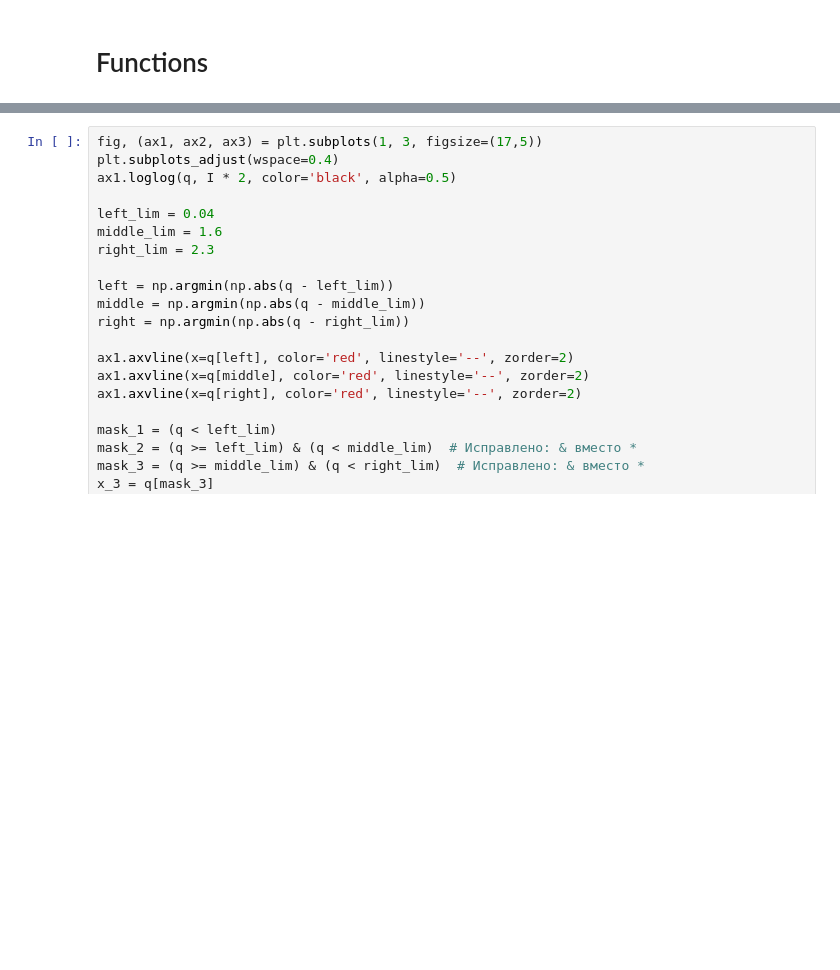
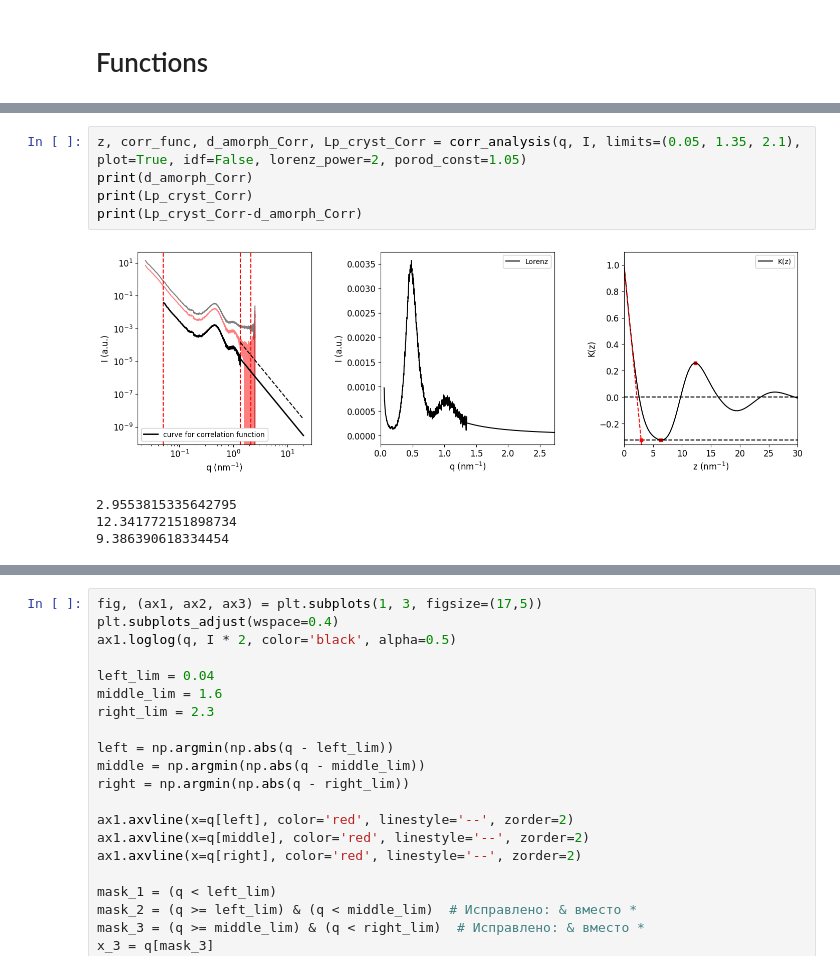
Before and after one commit to Akmalumarov/X_Ray_Scattering_Analysis, a Jupyter notebook: projects/Linear_polymers/C390/C390_v2.ipynb, the cells around one changed output, grey strips where cells are left out. Saved outputs shown, nothing was run; the diff lists cells and outputs as text; blank space fills up the shorter version.

```diff
--- a/projects/Linear_polymers/C390/C390_v2.ipynb
+++ b/projects/Linear_polymers/C390/C390_v2.ipynb
@@ -226,0 +209,10 @@ TypeError: 'numpy.ndarray' object is not callable
+# %%
+z, corr_func, d_amorph_Corr, Lp_cryst_Corr = corr_analysis(q, I, limits=(0.05, 1.35, 2.1), plot=True, idf=False, lorenz_power=2, porod_const=1.05)
+print(d_amorph_Corr)
+print(Lp_cryst_Corr)
+print(Lp_cryst_Corr-d_amorph_Corr)
+# %% [output]
+[figure, added]
+2.9553815335642795
+12.341772151898734
+9.386390618334454
```
Also changed, not shown: parts of 34 cells of this notebook, 12 other files.
